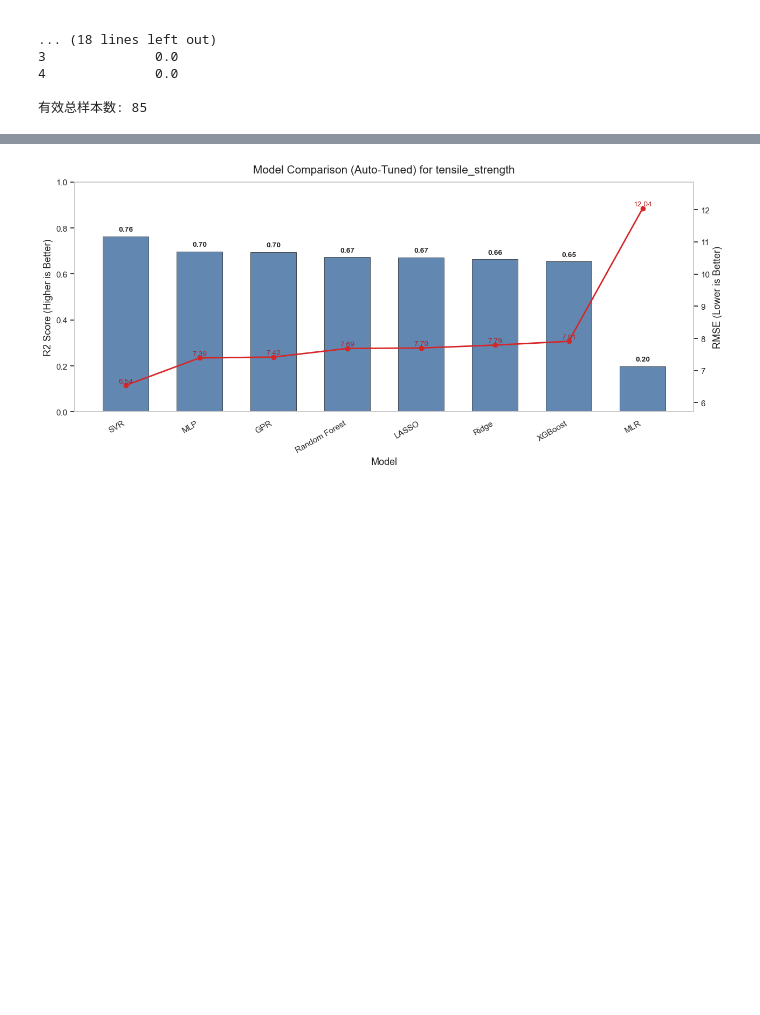
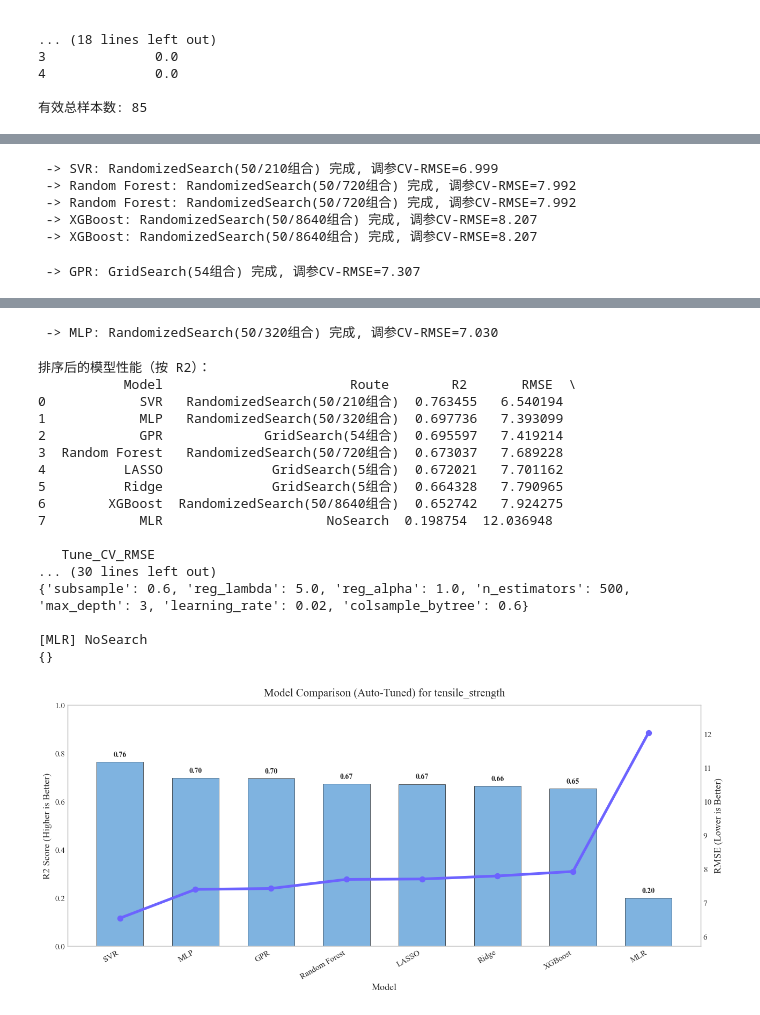
Before and after one commit to leonfighting-py/ML_DAPU, a Jupyter notebook: forecast_ML_1.9/alghorithm_multi_1.9_tensile.ipynb, the cells around one changed output, grey strips where cells are left out. Saved outputs shown, nothing was run; the diff lists cells and outputs as text; code cells hidden in the pictures; blank space fills up the shorter version.

```diff
--- a/forecast_ML_1.9/alghorithm_multi_1.9_tensile.ipynb
+++ b/forecast_ML_1.9/alghorithm_multi_1.9_tensile.ipynb
@@ -1160,34 +561,3 @@ plt.show()
-# %%
-# --- 6. 计算特征重要性 (Permutation Importance) ---
-# 必须先全量拟合一次最佳模型
-best_ann.fit(X, y)
-
-print("正在计算 ANN 的特征重要性 (Permutation)...")
-result = permutation_importance(best_ann, X, y, n_repeats=30, random_state=42, scoring='r2')
-
-# 整理结果
-perm_sorted_idx = result.importances_mean.argsort()[::-1]
-
-print("\n[ANN 特征重要性排行 (基于 R2 损失)]")
-top_features_ann = []
-for i in perm_sorted_idx:
-    name = features[i]
-    score = result.importances_mean[i]
-    if score > 0: # 只显示正贡献
-        print(f"{name}: {score:.4f}")
-        top_features_ann.append((name, score))
-
-# --- 7. 绘图: 特征重要性柱状图 ---
-features_plot = [x[0] for x in top_features_ann]
-scores_plot = [x[1] for x in top_features_ann]
-
-plt.figure(figsize=(10, 6))
-plt.bar(range(len(features_plot)), scores_plot, color='mediumvioletred', alpha=0.7)
-plt.xticks(range(len(features_plot)), features_plot, rotation=45, ha='right')
-plt.title("Feature Importance for ANN (Permutation)", fontsize=14)
-plt.ylabel("Decrease in R2 Score")
-plt.tight_layout()
-plt.show()
 # %%
 # 多模型能力横向对比（8种算法 + 动态路由自动调参）
 from sklearn.linear_model import LinearRegression, Ridge, Lasso
@@ -1353,14 +723,16 @@ for _, row in res_df.iterrows():
     print(row["Best_Params"])
 
 # --- 绘图部分（保证柱状图与折线顺序一致） ---
+plt.rcParams['font.family'] = 'serif'
+plt.rcParams['font.serif'] = ['Times New Roman']
 fig, ax1 = plt.subplots(figsize=(13, 6))
 x_pos = np.arange(len(res_df))
 
 # R2兜底显示：限制在[0, 1]，避免负值影响学术图展示
 r2_plot = res_df['R2'].clip(lower=0, upper=1)
 
-# 柱状图：R2
-ax1.bar(x_pos, r2_plot, alpha=0.88, width=0.62, color='#4C78A8', edgecolor='black', linewidth=0.5)
+# 柱状图：R2（用户指定蓝）
+ax1.bar(x_pos, r2_plot, alpha=0.9, width=0.62, color='#71ABDD', edgecolor='black', linewidth=0.5)
 ax1.set_xlabel("Model", fontsize=13)
 ax1.set_ylabel("R2 Score (Higher is Better)", fontsize=13)
 ax1.set_ylim(0, 1.0)
@@ -1372,17 +744,14 @@ for i, r2 in enumerate(r2_plot):
     if r2 > 0:
         ax1.text(i, min(r2 + 0.015, 0.985), f"{r2:.2f}", ha='center', va='bottom', fontsize=10, fontweight='bold')
 
-# 右轴：RMSE
+# 右轴：RMSE（协调紫蓝）
 ax2 = ax1.twinx()
-ax2.plot(x_pos, res_df['RMSE'], marker='o', linewidth=2.0, linestyle='-', color='#D62728')
+ax2.plot(x_pos, res_df['RMSE'], marker='o', markersize=7, markeredgewidth=1.2, linewidth=3.6, linestyle='-', color='#6C63FF')
 ax2.set_ylabel("RMSE (Lower is Better)", fontsize=13)
 ax2.tick_params(axis='y', labelsize=11)
 rmse_min, rmse_max = res_df['RMSE'].min(), res_df['RMSE'].max()
 pad = (rmse_max - rmse_min) * 0.15 if rmse_max != rmse_min else 1.0
 ax2.set_ylim(rmse_min - pad, rmse_max + pad)
-
-for i, rmse in enumerate(res_df['RMSE']):
-    ax2.text(i, rmse + (pad * 0.03), f"{rmse:.2f}", ha='center', va='bottom', color='#B22222', fontsize=10)
 
 plt.title(f"Model Comparison (Auto-Tuned) for {current_target}", fontsize=15, pad=12)
 ax1.grid(False)
@@ -1415,0 +772,6 @@ res_df_tensile = res_df
+ -> SVR: RandomizedSearch(50/210组合) 完成, 调参CV-RMSE=6.999
+ -> Random Forest: RandomizedSearch(50/720组合) 完成, 调参CV-RMSE=7.992
+ -> Random Forest: RandomizedSearch(50/720组合) 完成, 调参CV-RMSE=7.992
+ -> XGBoost: RandomizedSearch(50/8640组合) 完成, 调参CV-RMSE=8.207
+ -> XGBoost: RandomizedSearch(50/8640组合) 完成, 调参CV-RMSE=8.207
+ -> GPR: GridSearch(54组合) 完成, 调参CV-RMSE=7.307
@@ -1416 +795,19 @@ res_df_tensile = res_df
+ -> MLP: RandomizedSearch(50/320组合) 完成, 调参CV-RMSE=7.030
+排序后的模型性能（按 R2）：
+           Model                        Route        R2       RMSE  \
+0            SVR   RandomizedSearch(50/210组合)  0.763455   6.540194
+1            MLP   RandomizedSearch(50/320组合)  0.697736   7.393099
+2            GPR             GridSearch(54组合)  0.695597   7.419214
+3  Random Forest   RandomizedSearch(50/720组合)  0.673037   7.689228
+4          LASSO              GridSearch(5组合)  0.672021   7.701162
+5          Ridge              GridSearch(5组合)  0.664328   7.790965
+6        XGBoost  RandomizedSearch(50/8640组合)  0.652742   7.924275
+7            MLR                     NoSearch  0.198754  12.036948
+
+   Tune_CV_RMSE
+... (30 lines left out)
+{'subsample': 0.6, 'reg_lambda': 5.0, 'reg_alpha': 1.0, 'n_estimators': 500, 'max_depth': 3, 'learning_rate': 0.02, 'colsample_bytree': 0.6}
+
+[MLR] NoSearch
+{}
-[figure, old version]
+[figure, new version]
```
Also changed, not shown: parts of 23 cells of this notebook, 9 other files.
